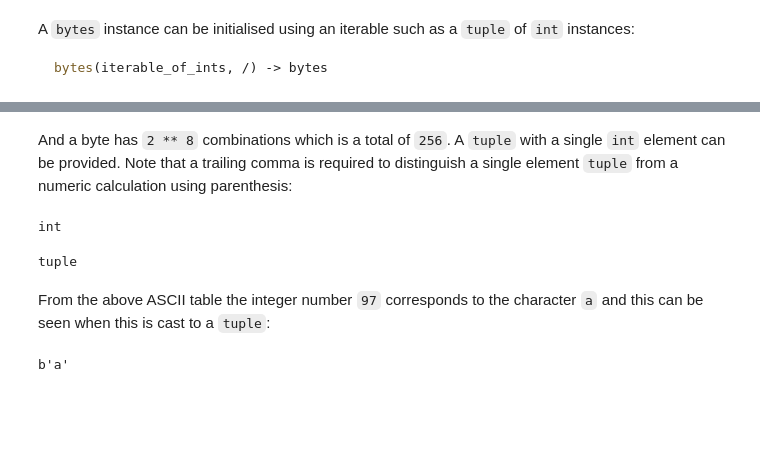
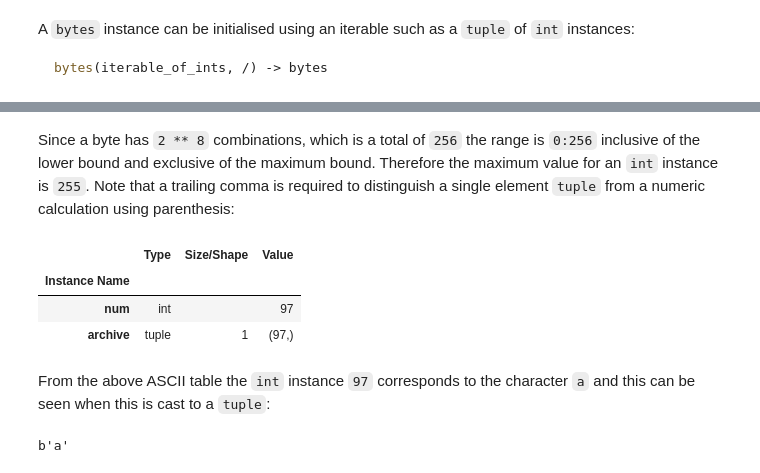
Before and after one commit to PhilipYip1988/python-notebooks, a Jupyter notebook: builtins_module_bytes/notebook.ipynb, the cells around one changed output, grey strips where cells are left out. Drawn from its saved outputs; the diff is of its cells as text; code cells hidden in the pictures; blank space fills up the shorter version.

````diff
--- a/builtins_module_bytes/notebook.ipynb
+++ b/builtins_module_bytes/notebook.ipynb
@@ -339,21 +319,20 @@
 # %% [markdown]
 <img src='./images/img_002.png' alt='img_002' width='400'/>
 # %% [markdown]
-And a byte has ```2 ** 8``` combinations which is a total of ```256```. A ```tuple``` with a single ```int``` element can be provided. Note that a trailing comma is required to distinguish a single element ```tuple``` from a numeric calculation using parenthesis:
+Since a byte has ```2 ** 8``` combinations, which is a total of ```256``` the range is ```0:256``` inclusive of the lower bound and exclusive of the maximum bound. Therefore the maximum value for an ```int``` instance is ```255```. Note that a trailing comma is required to distinguish a single element ```tuple``` from a numeric calculation using parenthesis:
 # %%
 num = (97)
-# %%
-type(num)
-# %% [output]
-int
 # %%
 archive = (97, )
-# %%
-type(archive)
-# %% [output]
-tuple
+# %%
+variables()
+# %% [output]
+|  | Type | Size/Shape | Value |
+| Instance Name |  |  |  |
+| num | int |  | 97 |
+| archive | tuple | 1 | (97,) |
 # %% [markdown]
-From the above ASCII table the integer number ```97``` corresponds to the character ```a``` and this can be seen when this is cast to a ```tuple```:
+From the above ASCII table the ```int``` instance ```97``` corresponds to the character ```a``` and this can be seen when this is cast to a ```tuple```:
 # %%
 bytes((97, ))
 # %% [output]
````
Also changed, not shown: parts of 197 cells of this notebook.
